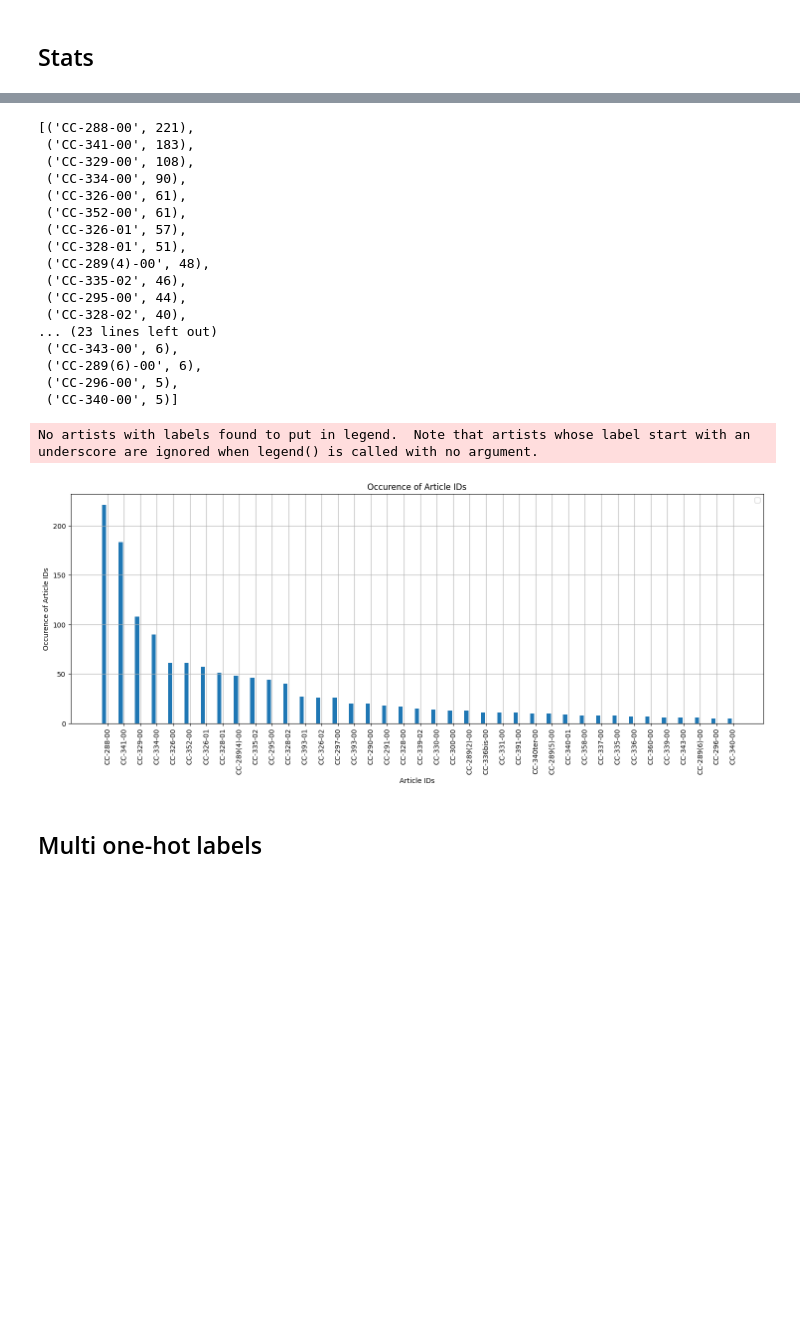
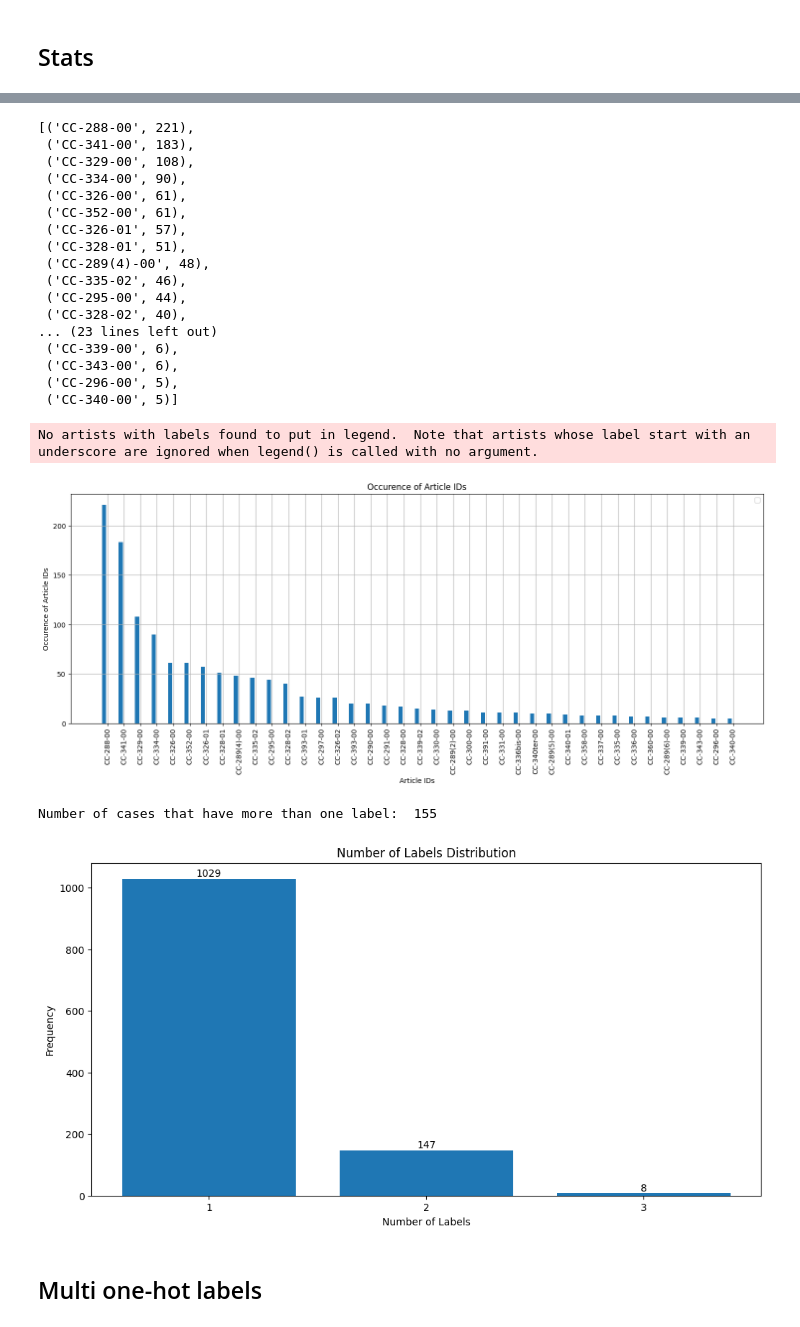
Before and after one commit to kanathipkuji/low-resource-Thai-textclassification, a Jupyter notebook: scripts/multilabel_classification_task.ipynb, the cells around one changed output, grey strips where cells are left out. Drawn from its saved outputs; the diff is of its cells as text; code cells hidden in the pictures; blank space fills up the shorter version.

```diff
--- a/scripts/multilabel_classification_task.ipynb
+++ b/scripts/multilabel_classification_task.ipynb
@@ -44,7 +40,7 @@ To enable the following instructions: AVX2 FMA, in other operations, rebuild Ten
 # %% [markdown]
 # Raw Data
 # %%
-df = pd.read_csv('../data/tscc_v0.1-judgement.csv')
+df = pd.read_csv('../datasets/tscc_v0.1-judgement.csv')
 print(len(df))
 df.head()
 # %% [output]
@@ -209,8 +205,8 @@ np_labels
  ('CC-295-00', 44),
  ('CC-328-02', 40),
 ... (23 lines left out)
+ ('CC-339-00', 6),
  ('CC-343-00', 6),
- ('CC-289(6)-00', 6),
  ('CC-296-00', 5),
  ('CC-340-00', 5)]
 # %%
@@ -233,7 +229,31 @@ plt.legend()
 plt.show()
 # %% [output]
 No artists with labels found to put in legend.  Note that artists whose label start with an underscore are ignored when legend() is called with no argument.
-[figure, old version]
+[figure, new version]
+# %%
+num_more_than_one_label = 0
+list_num_labels = []
+for i in range(len(df)):
+    x = sum([df.loc[i, col] for col in label_cols])
+    list_num_labels.append(x)
+    if x > 1:
+        num_more_than_one_label += 1
+print('Number of cases that have more than one label: ', num_more_than_one_label)
+
+# np_num_labels = np.array(list_num_labels)
+counter_num_labels = Counter(list_num_labels)
+
+plt.figure(figsize=(12,6))
+ax = plt.bar(counter_num_labels.keys(), counter_num_labels.values())
+plt.xticks([1, 2, 3])
+plt.bar_label(ax)
+plt.ylabel('Frequency')
+plt.xlabel('Number of Labels')
+plt.title('Number of Labels Distribution')
+plt.show()
+# %% [output]
+Number of cases that have more than one label:  155
+[figure, added]
 # %% [markdown]
 ## Multi one-hot labels
 # %%
```
Also changed, not shown: parts of 19 cells of this notebook.
